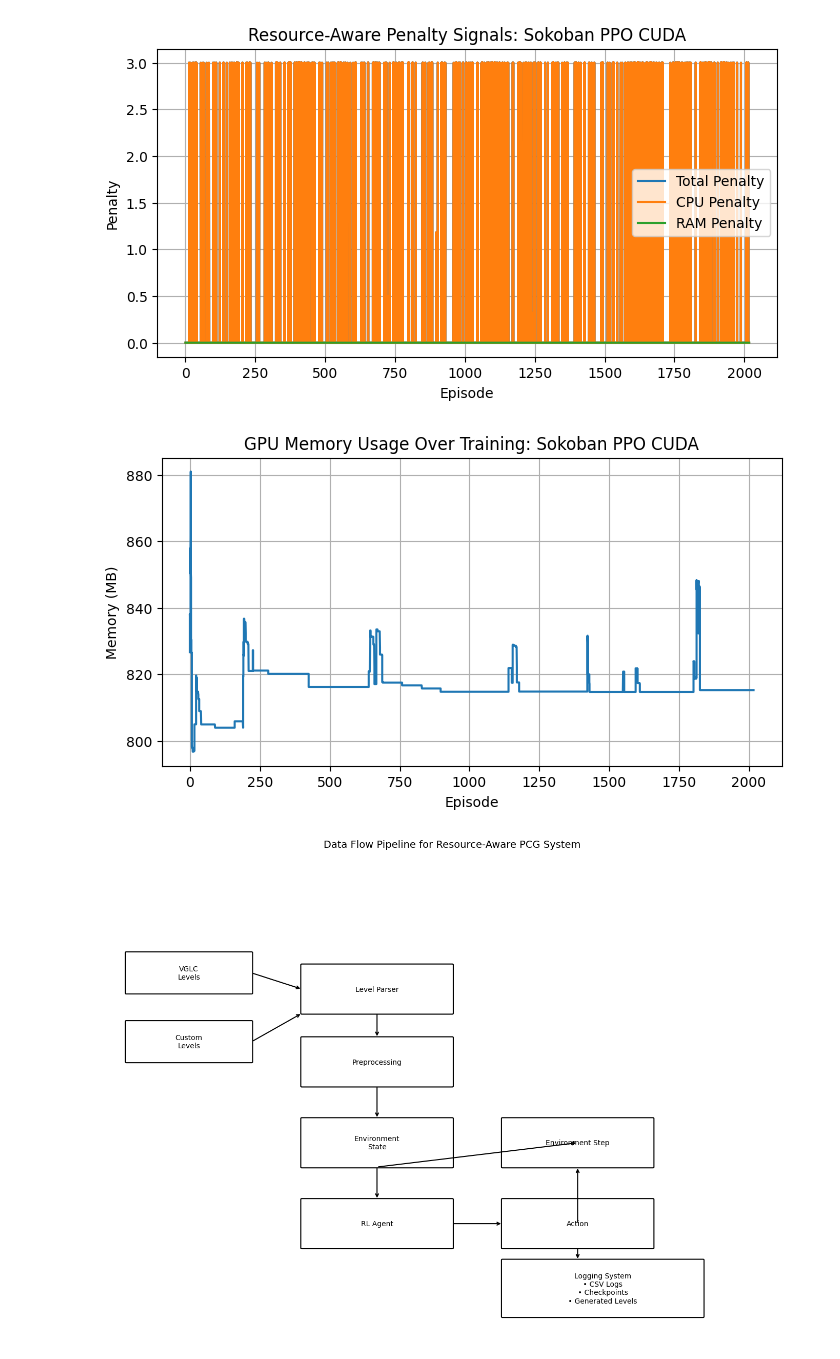
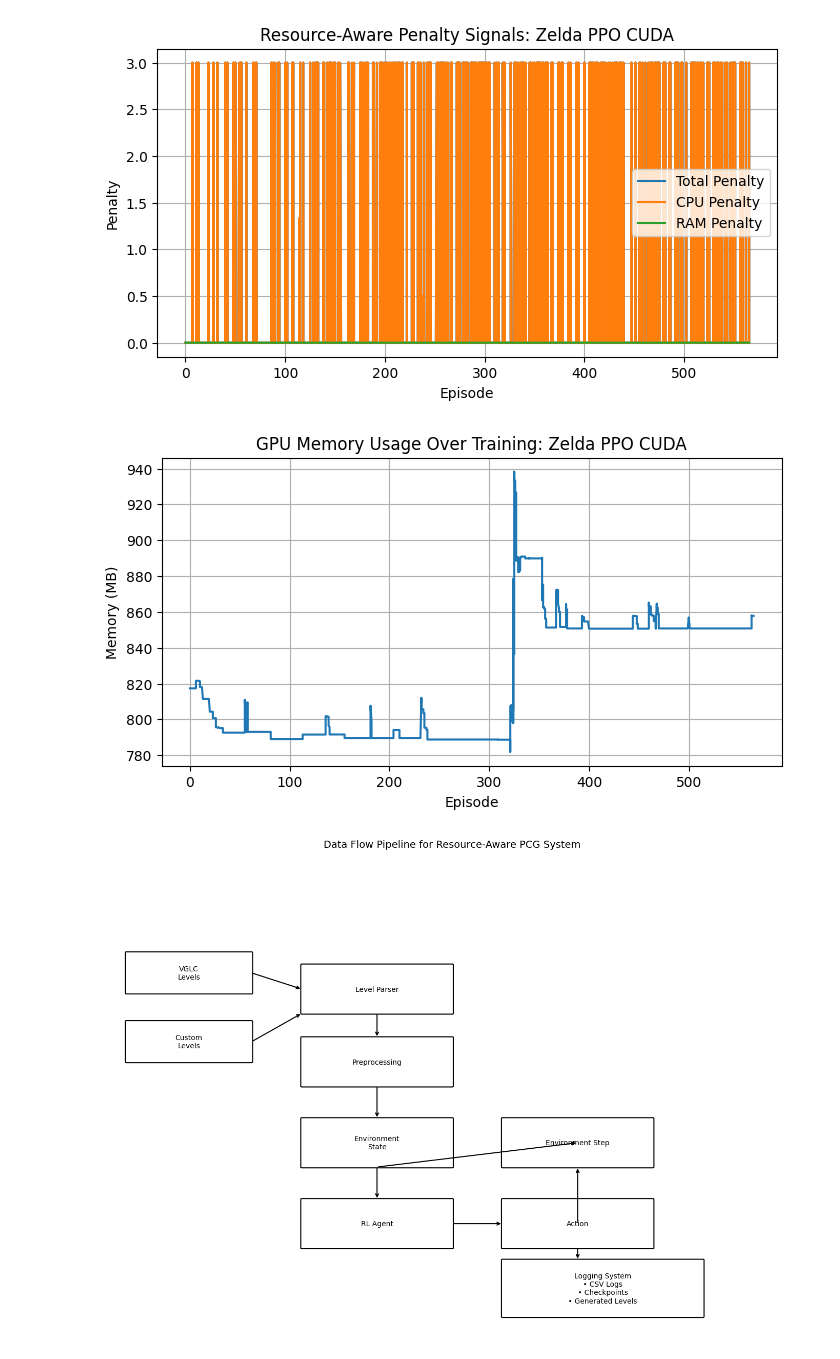
Before and after one commit to Red1-Rahman/RAPCG-MetaRL, a Jupyter notebook: graph.ipynb, the cells around one changed output. Cells and saved outputs as stored; diff of their text form; code cells hidden in the pictures.

```diff
--- a/graph.ipynb
+++ b/graph.ipynb
@@ -14,14 +14,14 @@ Index(['episode', 'step', 'reward', 'timestamp', 'cpu_percent', 'ram_percent',
 import pandas as pd
 import matplotlib.pyplot as plt
 
-df = pd.read_csv("logs\sokoban_PPO_CUDA_20260220_140931.csv")
+df = pd.read_csv("logs\zelda_PPO_CUDA_20260228_113105.csv")
 
 plt.figure(figsize=(8,4))
 plt.plot(df["episode"], df["reward"], label="Episode Reward", alpha=0.8)
 
 plt.xlabel("Episode")
 plt.ylabel("Reward")
-plt.title("Learning Curve: Sokoban PPO CUDA")
+plt.title("Learning Curve: Zelda PPO CUDA")
 plt.grid(True)
 plt.legend()
 plt.tight_layout()
@@ -60,27 +60,27 @@ plt.show()
 # %%
 plt.figure(figsize=(8,4))
 plt.plot(df["episode"], df["penalty_total_penalty"], label="Total Penalty")
 plt.plot(df["episode"], df["penalty_cpu_penalty"], label="CPU Penalty")
 plt.plot(df["episode"], df["penalty_ram_penalty"], label="RAM Penalty")
 
 plt.xlabel("Episode")
 plt.ylabel("Penalty")
-plt.title("Resource-Aware Penalty Signals: Sokoban PPO CUDA")
+plt.title("Resource-Aware Penalty Signals: Zelda PPO CUDA")
 plt.legend()
 plt.grid(True)
 plt.show()
 # %% [output]
-[figure, old version]
+[figure, new version]
 # %%
 plt.figure(figsize=(8,4))
 plt.plot(df["episode"], df["gpu_mem_used_mb"], label="GPU Memory Used (MB)")
 plt.xlabel("Episode")
 plt.ylabel("Memory (MB)")
-plt.title("GPU Memory Usage Over Training: Sokoban PPO CUDA")
+plt.title("GPU Memory Usage Over Training: Zelda PPO CUDA")
 plt.grid(True)
 plt.show()
 # %% [output]
-[figure, old version]
+[figure, new version]
 # %%
 import matplotlib.pyplot as plt
 from matplotlib.patches import FancyBboxPatch, Arrow
```
Also changed, not shown: parts of 4 cells of this notebook, 8 other files.
